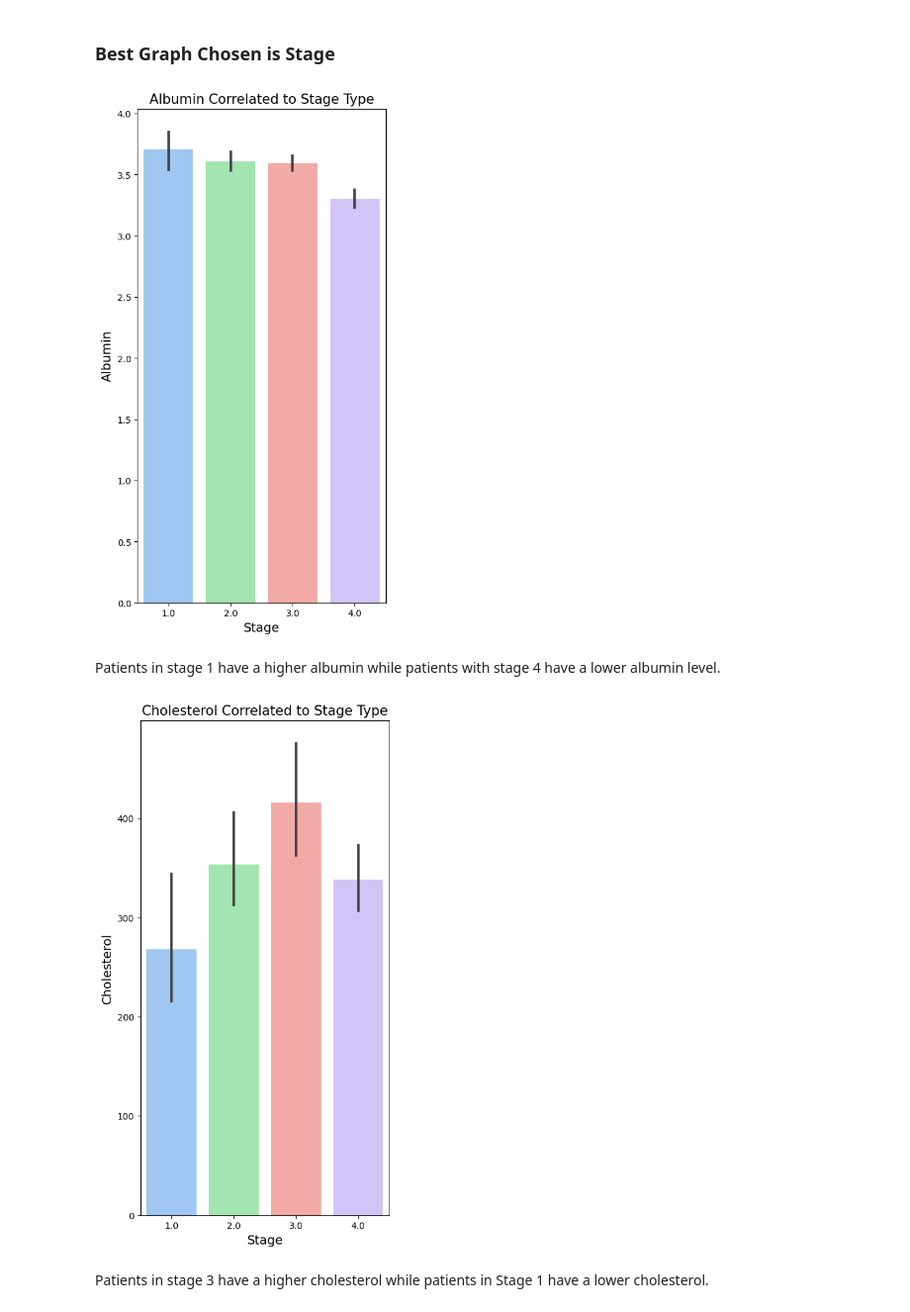
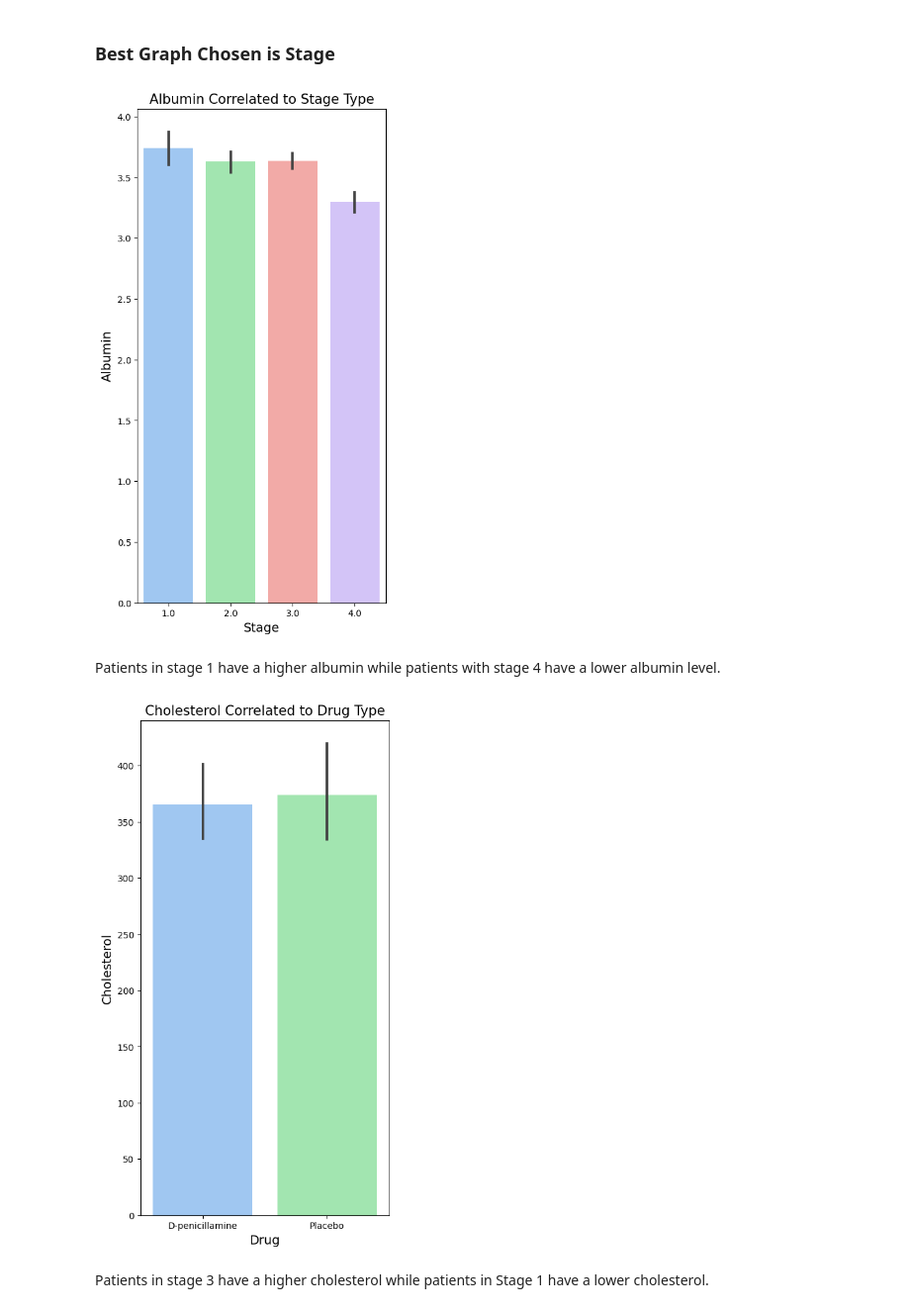
Before and after one commit to nathfcastro/Cirrhosis-Drug-Comparison, a Jupyter notebook: Project_Two_Part_Four.ipynb, the cells around one changed output. Shown at 99% size. Saved outputs shown, nothing was run; the diff lists cells and outputs as text; code cells hidden in the pictures.

```diff
--- a/Project_Two_Part_Four.ipynb
+++ b/Project_Two_Part_Four.ipynb
@@ -64,0 +54,3 @@ cirrhosis.head()
+# %%
+cirrhosis = pd.read_csv('https://docs.google.com/spreadsheets/d/e/2PACX-1vRV16hqELsKRct87k3HF-u2N1nrWZnqvDSmMKNXmBvA5l_mvm-M_MLNArx9Qbax7XhFgsD9lt68dI1u/pub?output=csv')
+cirrhosis.head()
@@ -270,3 +269,5 @@ D-penicillamine    158
 Placebo            154
 Unknown            106
 Name: Drug, dtype: int64
+# %%
+cirrhosis.drop(cirrhosis[cirrhosis['Drug'] == 'Unknown'].index, inplace = True)
@@ -383,19 +390,19 @@ plt.xlabel("Stage", fontsize = 14)
 plt.ylabel("Albumin", fontsize = 14)
 plt.show();
 # %% [output]
-[figure, old version]
+[figure, new version]
 # %% [markdown]
 Patients in stage 1 have a higher albumin while patients with stage 4 have a lower albumin level.
 # %%
 plt.style.use("seaborn-pastel")
 fig, ax = plt.subplots(figsize=(5,10))
-sns.barplot(data=cirrhosis, x="Stage", y= "Cholesterol")
-plt.title("Cholesterol Correlated to Stage Type", fontsize = 15)
-plt.xlabel("Stage", fontsize = 14)
+sns.barplot(data=cirrhosis, x="Drug", y= "Cholesterol")
+plt.title("Cholesterol Correlated to Drug Type", fontsize = 15)
+plt.xlabel("Drug", fontsize = 14)
 plt.ylabel("Cholesterol", fontsize = 14)
 plt.show();
 # %% [output]
-[figure, old version]
+[figure, new version]
 # %% [markdown]
 Patients in stage 3 have a higher cholesterol while patients in Stage 1 have a lower cholesterol.
 # %% [markdown]
```
Also changed, not shown: parts of 31 cells of this notebook.
